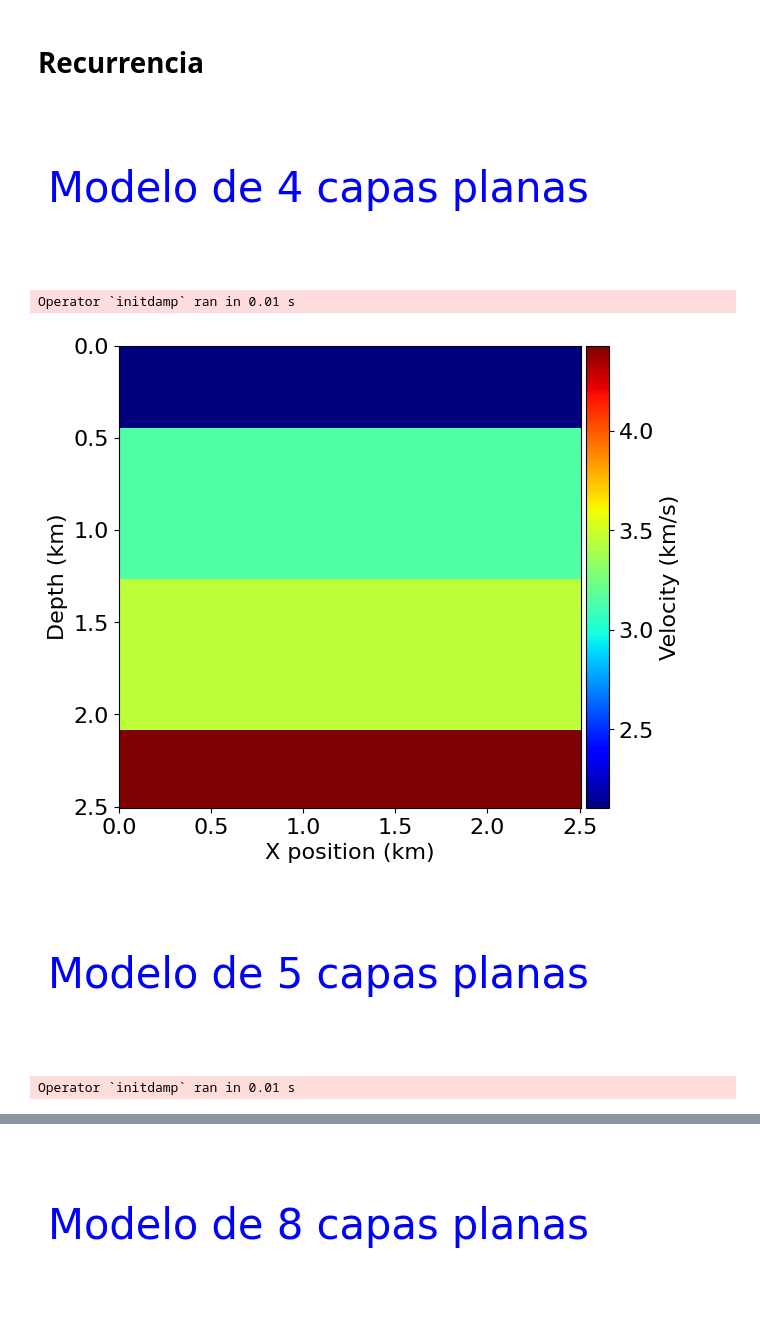
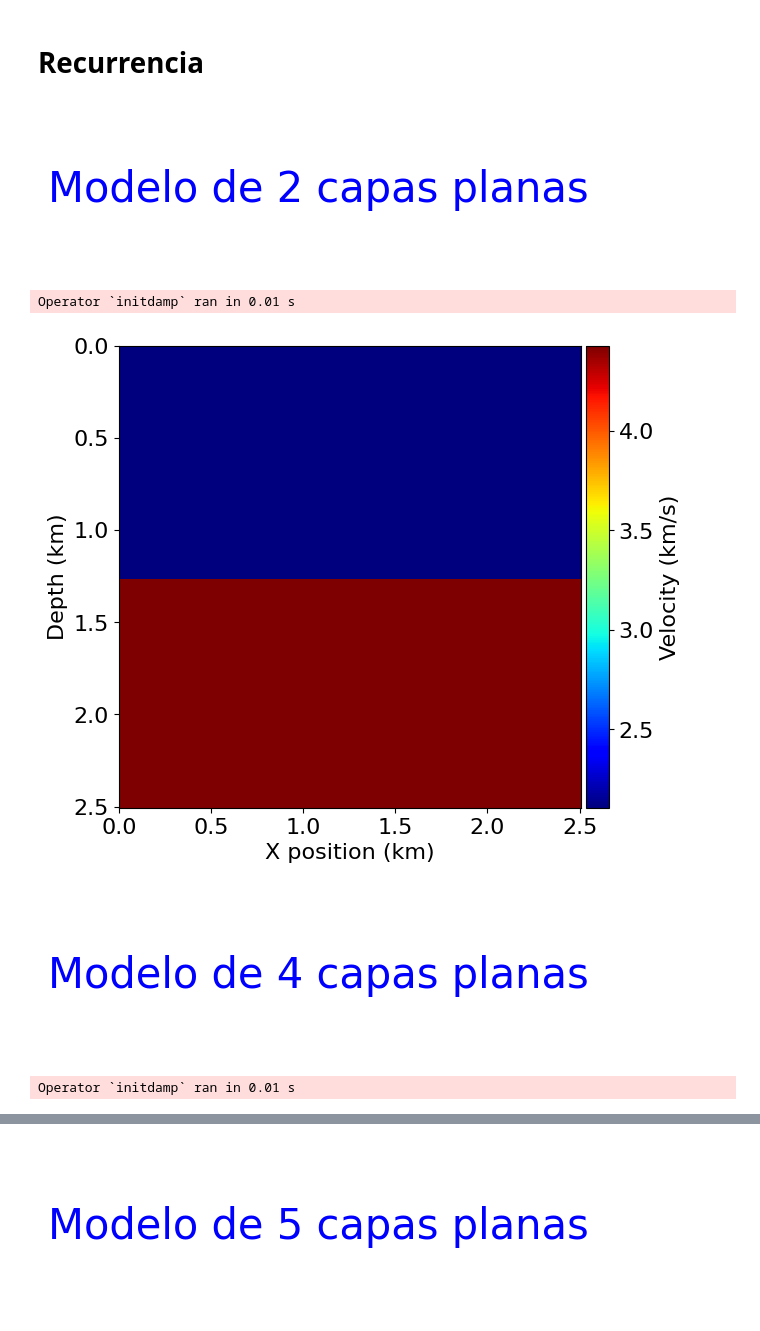
Before and after one commit to jjmoras1/test_devito, a Jupyter notebook: Modelo_velocidad_Pozo/03_n_capas_planas_recurrencia.ipynb, the cells around one changed output, grey strips where cells are left out. Saved outputs shown, nothing was run; the diff lists cells and outputs as text; code cells hidden in the pictures.

```diff
--- a/Modelo_velocidad_Pozo/03_n_capas_planas_recurrencia.ipynb
+++ b/Modelo_velocidad_Pozo/03_n_capas_planas_recurrencia.ipynb
@@ -12,39 +12,6 @@ from devito import *
 from examples.seismic import Model, plot_velocity
 # %%
 from examples.seismic import Model, plot_velocity
-# %%
-import numpy as np
-import pandas as pd
-
-def capas_pre_devito(vel_original, no_capas, shape_z):
-    '''
-    Función para calcular la matriz de capas de entrada para hacer el campo de velocidades para devito
-    La entrada vel_original debe ser un dataframe con las siguientes columnas ['DEPTH', 'ACOUSTIC_INTERVAL_VEL', 'DELTA_DEPTH']
-    no_capas: Las capas que deseo para mi modelo
-    Shape_z= la dimención de
-    '''
-
-
-    depth_max = vel_original['DEPTH'].max()
-    intervalo = round(depth_max / (no_capas - 1), 2)
-
-    new_depth = np.arange(0, depth_max, intervalo)
-    new_df = pd.DataFrame({'DEPTH': new_depth})
-
-    # Interpolación de los valores de velocidad acústica
-    new_df['ACOUSTIC_INTERVAL_VEL'] = np.interp(new_df['DEPTH'], vel_original['DEPTH'], vel_original['ACOUSTIC_INTERVAL_VEL'])
-
-    # Cálculo de CAPA_INFERIOR
-    new_df['CAPA_INFERIOR'] = new_df['DEPTH'] + intervalo / 2
-    new_df.iloc[-1, new_df.columns.get_loc('CAPA_INFERIOR')] = new_df['DEPTH'].iloc[-1]
-
-    # Cálculo de FILA_INF
-    new_df['FILA_INF'] = np.round(new_df['CAPA_INFERIOR'] * (shape_z - 1) / depth_max + 1).astype(int)
-
-    # Creación de las capas con FILA_INF y ACOUSTIC_INTERVAL_VEL
-    capas = list(zip(new_df['FILA_INF'], new_df['ACOUSTIC_INTERVAL_VEL'] / 1000))
-
-    return capas
 # %%
 import numpy as np
 import pandas as pd
@@ -252,7 +219,7 @@ dz
 np.float64(25.0617228)
 # %%
 dx=dz
-ncapas=30
+ncapas=2
 # %%
 capas=capas_pre_devito(Vel_Pozo,ncapas,shape[1])
 capas
@@ -371,39 +280,39 @@ spacing = (dx, dz)  # Grid spacing in m. The domain size is now 1km by 1km
 origin = (0., 0.)  # What is the location of the top left corner. This is necessary to define
 # the absolute location of the source and receivers
 # %%
-Muticapa=[4,5,8,10,30,40]
+Muticapa=[2,4,5,8,10,30,40,80]
 for ncapas in Muticapa:
 
     capas=capas_pre_devito(Vel_Pozo,ncapas,shape[1])
 
     v=v = campo_velocidades_devito(shape, capas)
     # With the velocity and model size defined, we can create the seismic model that
     # encapsulates this properties. We also define the size of the absorbing layer as 10 grid points
 
     fig, ax = plt.subplots(figsize=(2, 2))  # Ajusta el tamaño de la figura aquí
 
     # Configurar el texto
     ax.text(0.5, 0.5, f'Modelo de {ncapas} capas planas', fontsize=30, ha='center', va='center', color='blue')
 
     # Configurar el estilo del gráfico
     ax.set_xlim(0, 1)
     ax.set_ylim(0, 1)
     ax.axis('off')  # Ocultar ejes
 
     # Mostrar el gráfico
     plt.show()
 
 
 
 
 
     model = Model(vp=v, origin=origin, shape=shape, spacing=spacing,
                 space_order=2, nbl=10, bcs="damp")
 
     plot_velocity(model)
 # %% [output]
-[figure, old version]
+[figure, new version]
 Operator `initdamp` ran in 0.01 s
-[figure, old version]
+[figure, new version]
-[figure, old version]
+[figure, new version]
 Operator `initdamp` ran in 0.01 s
@@ -411,2 +320,2 @@ Operator `initdamp` ran in 0.01 s
-[figure, old version]
+[figure, new version]
 Operator `initdamp` ran in 0.01 s
```
Also changed, not shown: parts of 7 cells of this notebook, 43 other files.
